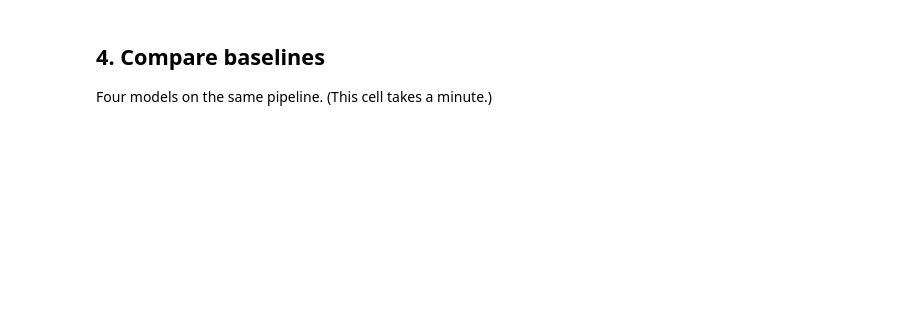
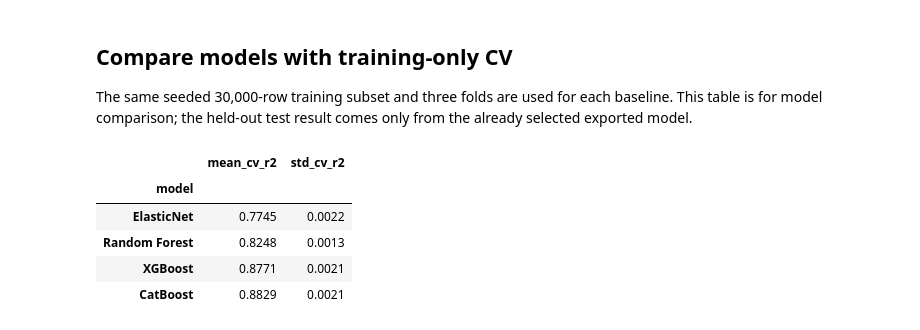
Before and after one commit to goyashek/tech-salary-advisor, a Jupyter notebook: notebooks/Salary_Prediction.ipynb, the cells around one changed output. Cells and saved outputs as stored; diff of their text form; code cells hidden in the pictures; blank space fills up the shorter version.

```diff
--- a/notebooks/Salary_Prediction.ipynb
+++ b/notebooks/Salary_Prediction.ipynb
@@ -54,23 +74,54 @@ example
 # %% [markdown]
-## 4. Compare baselines
-Four models on the same pipeline. (This cell takes a minute.)
+## Compare models with training-only CV
+
+The same seeded 30,000-row training subset and three folds are used for each baseline. This table is
+for model comparison; the held-out test result comes only from the already selected exported model.
 # %%
+from catboost import CatBoostRegressor
+from sklearn.ensemble import RandomForestRegressor
 from sklearn.linear_model import ElasticNet
-from sklearn.ensemble import RandomForestRegressor
+from sklearn.model_selection import cross_val_score
 from xgboost import XGBRegressor
-from src.evaluate import regression_metrics
 
 models = {
     "ElasticNet": ElasticNet(alpha=0.01, l1_ratio=0.5, random_state=42),
-    "Random Forest": RandomForestRegressor(n_estimators=200, max_depth=12, random_state=42, n_jobs=-1),
-    "XGBoost": XGBRegressor(n_estimators=100, max_depth=5, learning_rate=0.1, random_state=42, n_jobs=-1),
-    "CatBoost": CatBoostRegressor(iterations=300, depth=6, learning_rate=0.05, random_seed=42, verbose=False),
+    "Random Forest": RandomForestRegressor(
+        n_estimators=200, max_depth=12, random_state=42, n_jobs=-1
+    ),
+    "XGBoost": XGBRegressor(
+        n_estimators=100, max_depth=5, learning_rate=0.1, random_state=42, n_jobs=-1
+    ),
+    "CatBoost": CatBoostRegressor(
+        iterations=300,
+        depth=6,
+        learning_rate=0.05,
+        random_seed=42,
+        verbose=False,
+        allow_writing_files=False,
+    ),
 }
+
+selection_X = X_train.sample(n=min(30_000, len(X_train)), random_state=42)
+selection_y = y_train.loc[selection_X.index]
 rows = []
 for name, model in models.items():
     pipe = build_pipeline(model, num, cat)
-    pipe.fit(X_train, y_train)
-    m = regression_metrics(y_test, pipe.predict(X_test))
-    rows.append({"model": name, **{k: round(v, 4) for k, v in m.items()}})
-pd.DataFrame(rows).set_index("model")
+    scores = cross_val_score(
+        pipe,
+        selection_X,
+        selection_y,
+        cv=cfg["tuning"]["cv_folds"],
+        scoring="r2",
+        n_jobs=1,
+    )
+    rows.append({"model": name, "mean_cv_r2": scores.mean(), "std_cv_r2": scores.std()})
+
+pd.DataFrame(rows).set_index("model").round(4)
+# %% [output]
+|  | mean_cv_r2 | std_cv_r2 |
+| model |  |  |
+| ElasticNet | 0.7745 | 0.0022 |
+| Random Forest | 0.8248 | 0.0013 |
+| XGBoost | 0.8771 | 0.0021 |
+| CatBoost | 0.8829 | 0.0021 |
 # %% [markdown]
```
Also changed, not shown: parts of 10 cells of this notebook, 14 other files.
